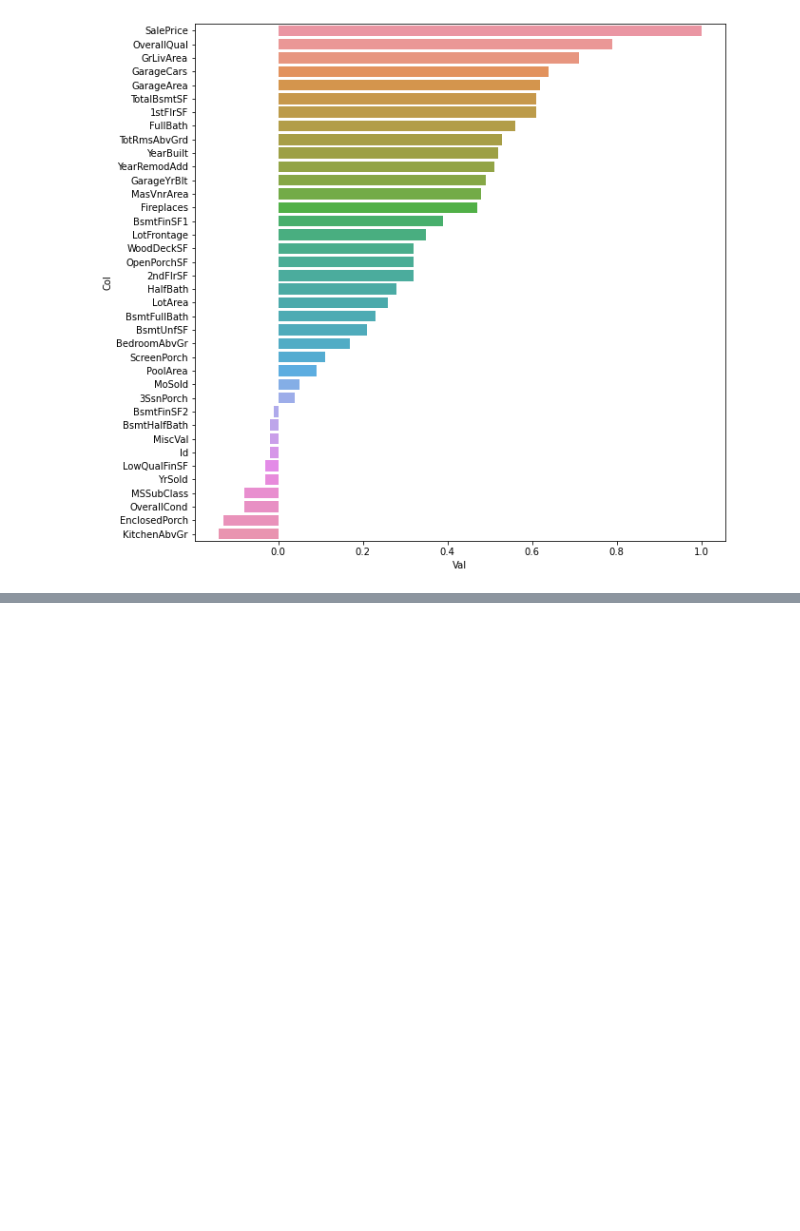
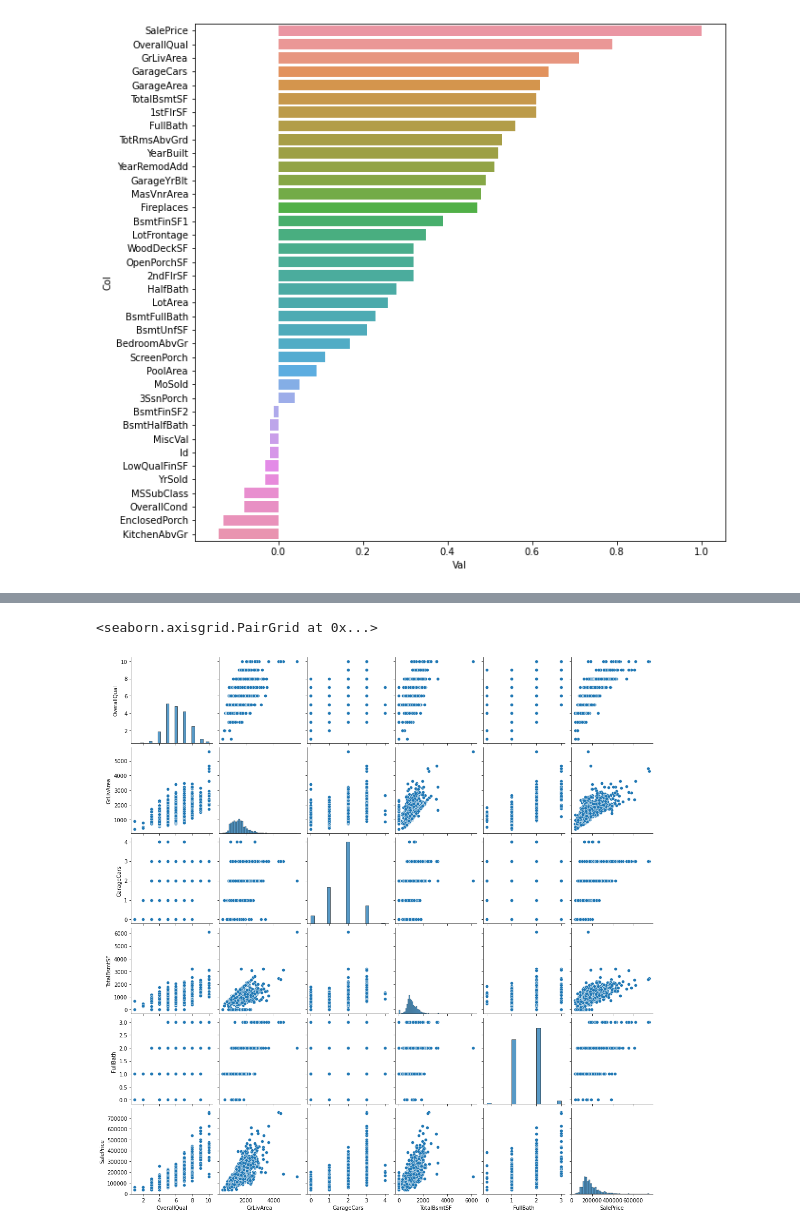
Before and after one commit to Nikalozj/House-Prices-Kaggle, a Jupyter notebook: Exploratory Data Analysis.ipynb, the cells around one changed output, grey strips where cells are left out. Saved outputs shown, nothing was run; the diff lists cells and outputs as text; code cells hidden in the pictures; blank space fills up the shorter version.

```diff
--- a/Exploratory Data Analysis.ipynb
+++ b/Exploratory Data Analysis.ipynb
@@ -76,0 +137,5 @@ print_sales_corr(housing)
+# %%
+sns.pairplot(data = housing[['OverallQual', 'GrLivArea', 'GarageCars', 'TotalBsmtSF', 'FullBath', 'SalePrice']])
+# %% [output]
+<seaborn.axisgrid.PairGrid at 0x...>
+[figure, added]
```
Also changed, not shown: parts of 18 cells of this notebook.
